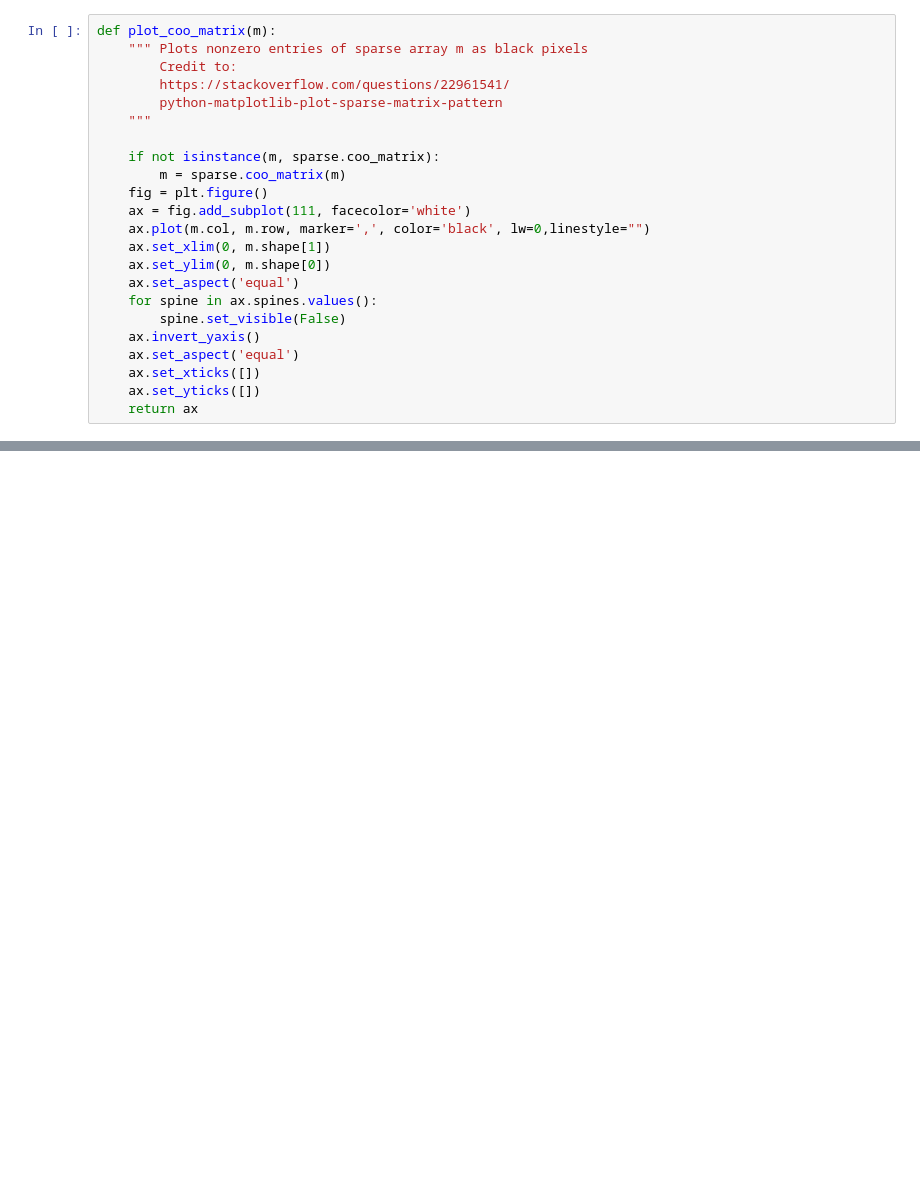
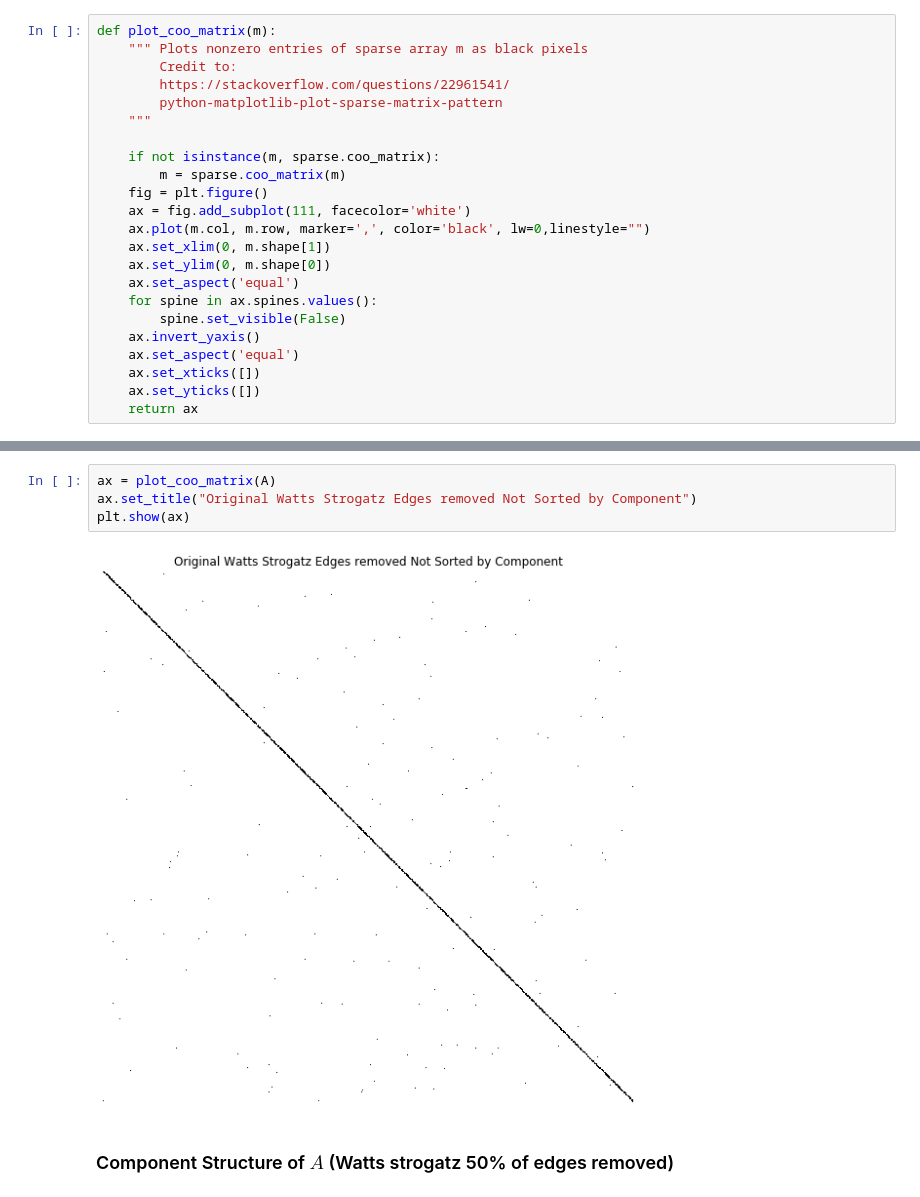
Before and after one commit to djpasseyjr/ChaosReservoir, a Jupyter notebook: ComponentCorrelation/FirstExploration.ipynb, the cells around one changed output, grey strips where cells are left out. Saved outputs shown, nothing was run; the diff lists cells and outputs as text; blank space fills up the shorter version.

```diff
--- a/ComponentCorrelation/FirstExploration.ipynb
+++ b/ComponentCorrelation/FirstExploration.ipynb
@@ -131,0 +138,8 @@ Error: 0.022822606822798762
+# %%
+ax = plot_coo_matrix(A)
+ax.set_title("Original Watts Strogatz Edges removed Not Sorted by Component")
+plt.show(ax)
+# %% [output]
+[figure, added]
+# %% [markdown]
+### Component Structure of $A$ (Watts strogatz 50% of edges removed)
```
Also changed, not shown: parts of 22 cells of this notebook, 1 other file.
